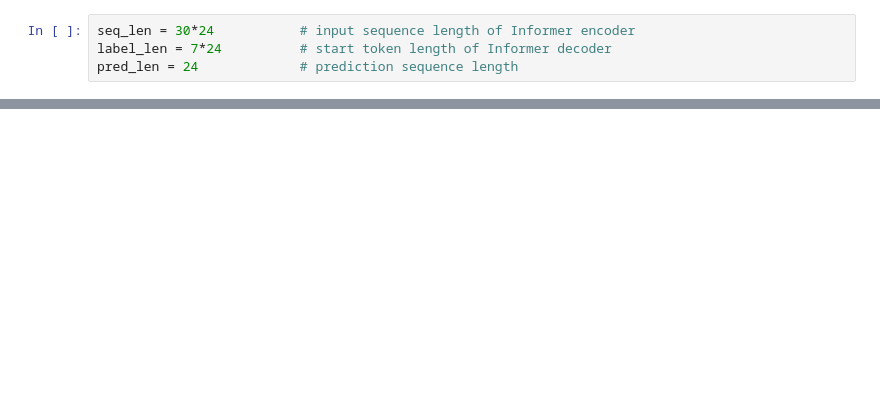
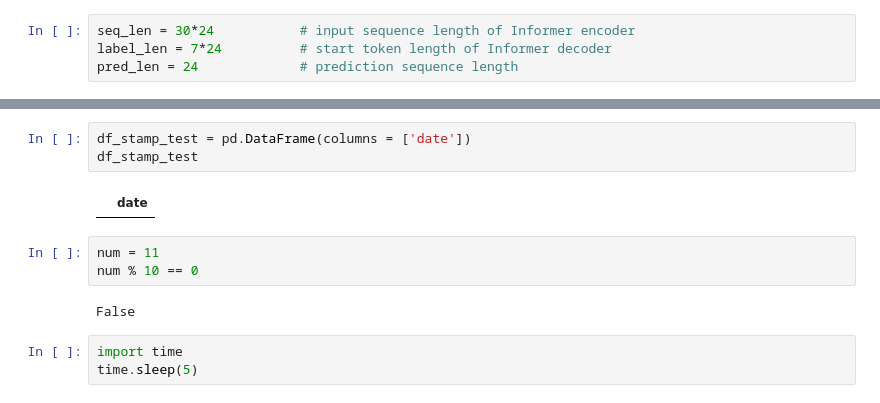
Before and after one commit to Tingting0813/tt-llm, a Jupyter notebook: notebook/time/test.ipynb, the cells around one changed output, grey strips where cells are left out. Drawn from its saved outputs; the diff is of its cells as text; blank space fills up the shorter version.

```diff
--- a/notebook/time/test.ipynb
+++ b/notebook/time/test.ipynb
@@ -100,0 +373,13 @@ print(border2)
+# %%
+df_stamp_test = pd.DataFrame(columns = ['date'])
+df_stamp_test
+# %% [output]
+|  | date |
+# %%
+num = 11
+num % 10 == 0
+# %% [output]
+False
+# %%
+import time
+time.sleep(5)
```
Also changed, not shown: parts of 14 cells of this notebook, 2 other files.
